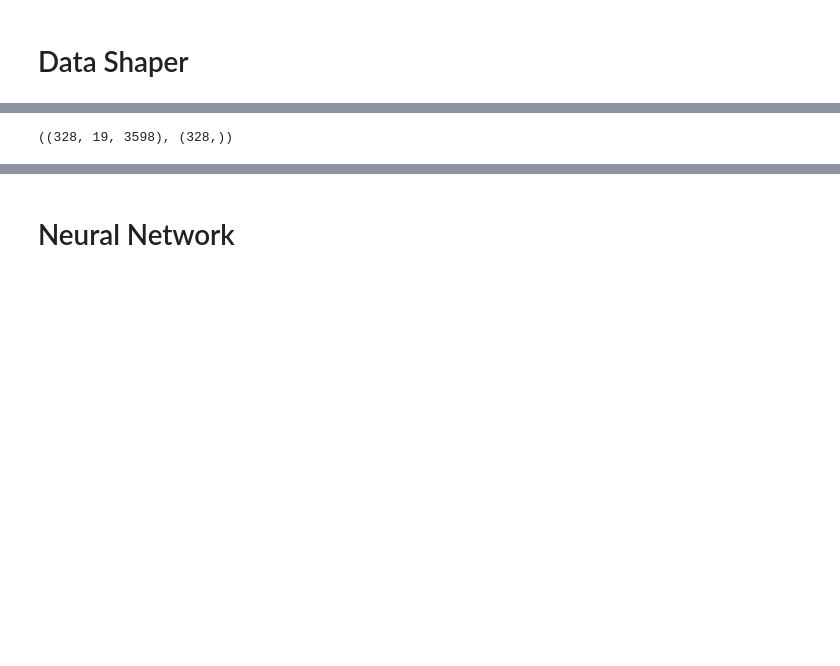
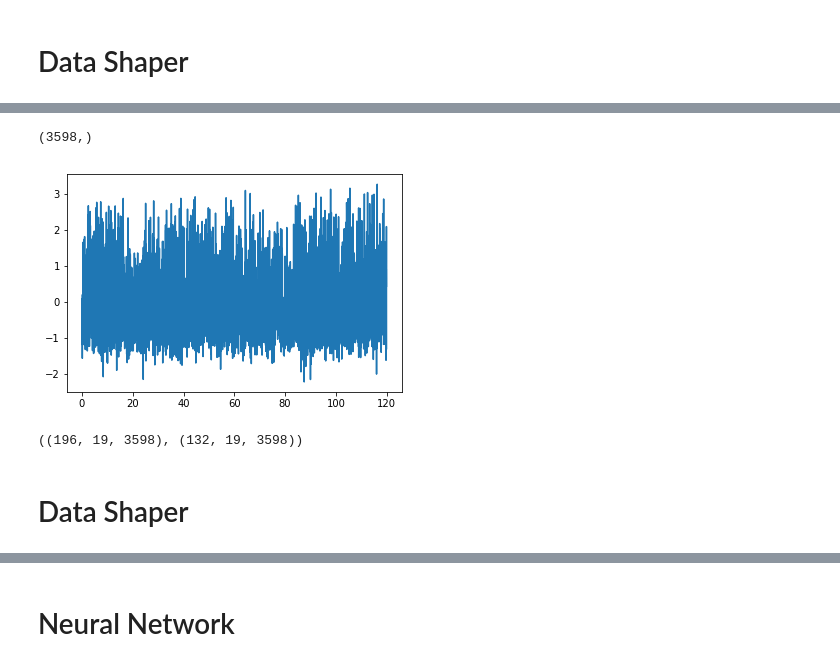
Before and after one commit to alifele/EEG-SelfResearch, a Jupyter notebook: colab_ANN_with_FFT.ipynb, the cells around one changed output, grey strips where cells are left out. Saved outputs shown, nothing was run; the diff lists cells and outputs as text; code cells hidden in the pictures; blank space fills up the shorter version.

```diff
--- a/colab_ANN_with_FFT.ipynb
+++ b/colab_ANN_with_FFT.ipynb
@@ -133,13 +158,22 @@ FT_matrix_D = FT['D']
 # %%
-for n in range(n_N):
-    FT_matrix_N[n] = FT['N'][n]
-for d in range(n_D):
-    FT_matrix_D[d] = FT['D'][d]
+for n in range(FT_matrix_N.shape[0]):
+  FT_matrix_N[n]= scaler.fit_transform(temp_N[n].T)
+
+for d in range(FT_matrix_D.shape[0]):
+  FT_matrix_D[d]= scaler.fit_transform(temp_D[d].T)
+# %%
+plt.plot(f,FT_matrix_D[3,4])
+a[3,4].shape
+# %% [output]
+(3598,)
+[figure, added]
+# %%
+FT_matrix_D.shape, FT_matrix_N.shape
+# %% [output]
+((196, 19, 3598), (132, 19, 3598))
+# %% [markdown]
+# Data Shaper
 # %%
 # normal is 1 and disorder is 0
 Data = np.vstack((FT_matrix_N, FT_matrix_D))
 target = np.hstack((np.ones(FT_matrix_N.shape[0]), np.zeros(FT_matrix_D.shape[0])))
-# %%
-Data.shape, target.shape
-# %% [output]
-((328, 19, 3598), (328,))
```
Also changed, not shown: parts of 23 cells of this notebook.
